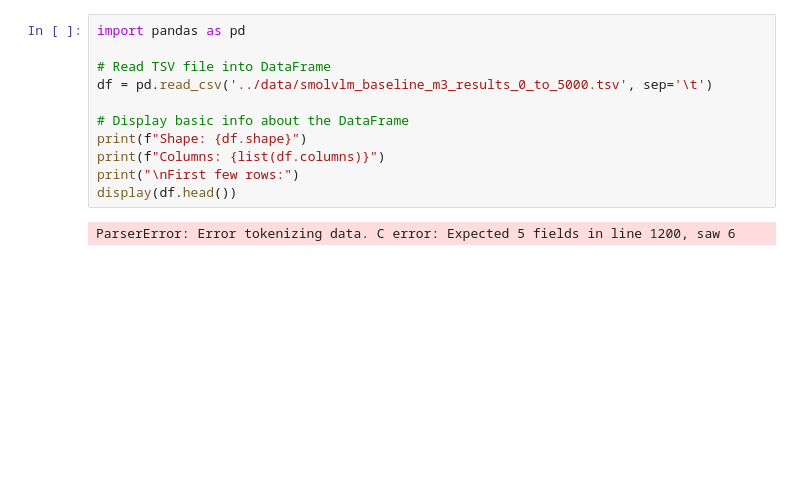
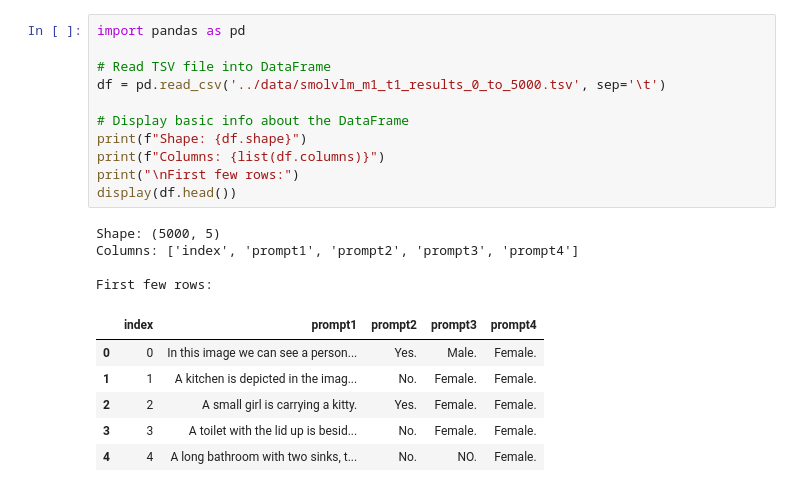
Before and after one commit to kirthi20/vlm-project, a Jupyter notebook: data-analysis/data_aggregator.ipynb, the cells around one changed output. Cells and saved outputs as stored; diff of their text form; blank space fills up the shorter version.

```diff
--- a/data-analysis/data_aggregator.ipynb
+++ b/data-analysis/data_aggregator.ipynb
@@ -1,16 +1,25 @@
 # %%
 import pandas as pd
 
 # Read TSV file into DataFrame
-df = pd.read_csv('../data/smolvlm_baseline_m3_results_0_to_5000.tsv', sep='\t')
+df = pd.read_csv('../data/smolvlm_m1_t1_results_0_to_5000.tsv', sep='\t')
 
 # Display basic info about the DataFrame
 print(f"Shape: {df.shape}")
 print(f"Columns: {list(df.columns)}")
 print("\nFirst few rows:")
 display(df.head())
 # %% [output]
-ParserError: Error tokenizing data. C error: Expected 5 fields in line 1200, saw 6
+Shape: (5000, 5)
+Columns: ['index', 'prompt1', 'prompt2', 'prompt3', 'prompt4']
+
+First few rows:
+|  | index | prompt1 | prompt2 | prompt3 | prompt4 |
+| 0 | 0 | In this image we can see a person... | Yes. | Male. | Female. |
+| 1 | 1 | A kitchen is depicted in the imag... | No. | Female. | Female. |
+| 2 | 2 | A small girl is carrying a kitty. | Yes. | Female. | Female. |
+| 3 | 3 | A toilet with the lid up is besid... | No. | Female. | Female. |
+| 4 | 4 | A long bathroom with two sinks, t... | No. | NO. | Female. |
 # %%
 df[['prompt2', 'prompt3']].value_counts(dropna=False)
 # %% [output]
```
Also changed, not shown: parts of 4 cells of this notebook, 8 other files.
